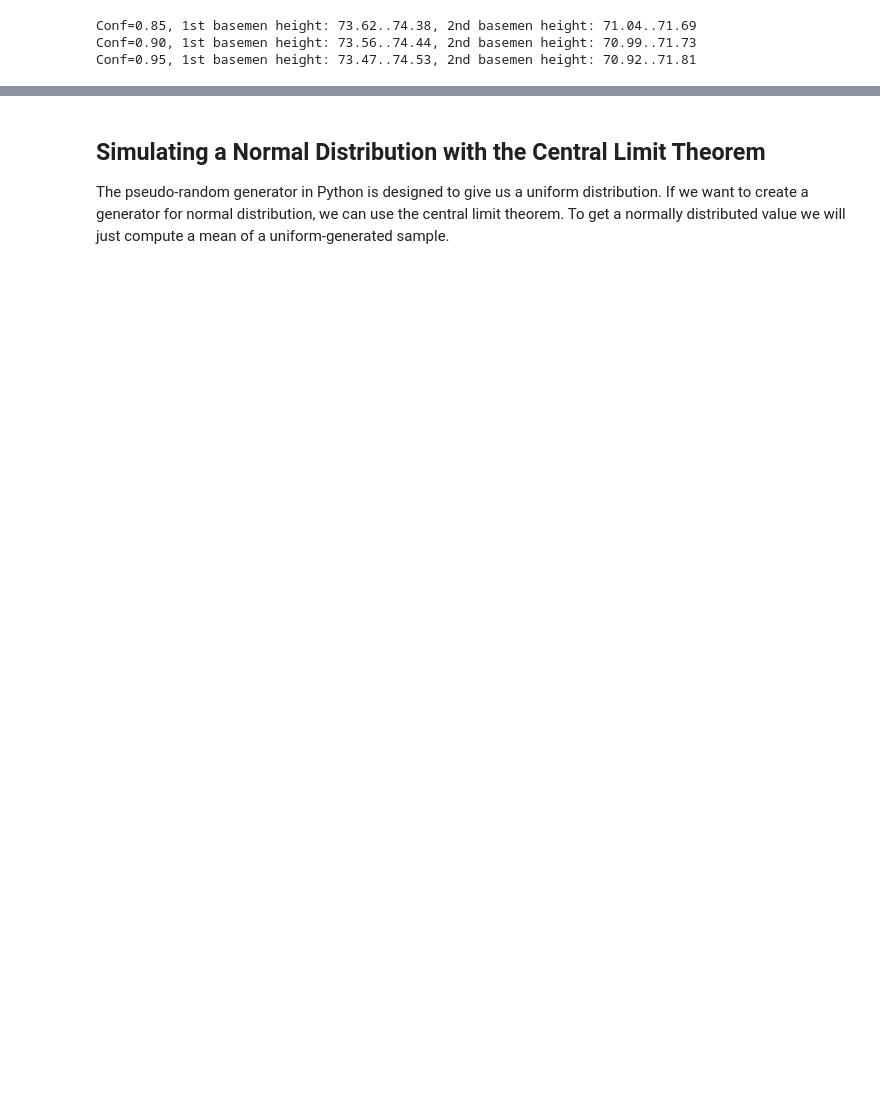
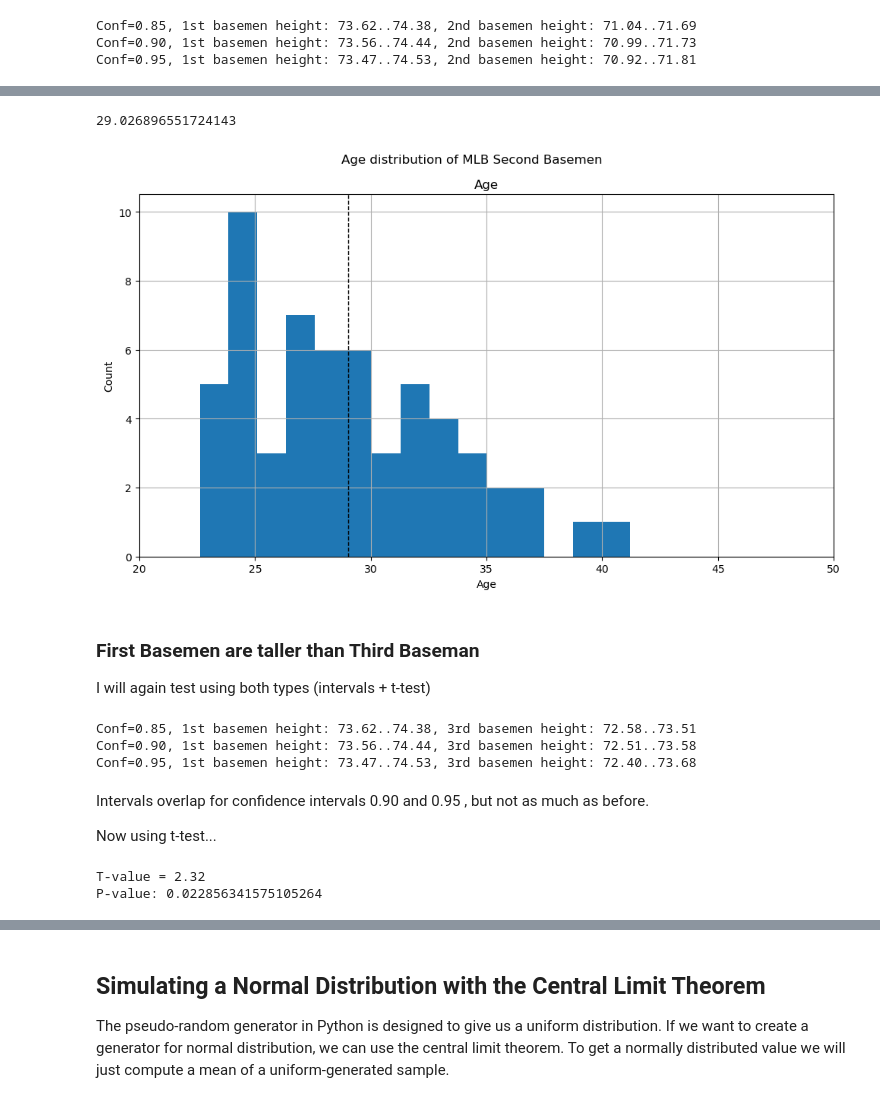
Before and after one commit to ijessicachen/introdatascience, a Jupyter notebook: 1-Introduction/04-stats-and-probability/introstatsandprob.ipynb, the cells around one changed output, grey strips where cells are left out. Drawn from its saved outputs; the diff is of its cells as text; code cells hidden in the pictures; blank space fills up the shorter version.

```diff
--- a/1-Introduction/04-stats-and-probability/introstatsandprob.ipynb
+++ b/1-Introduction/04-stats-and-probability/introstatsandprob.ipynb
@@ -208,0 +259,42 @@ The two values returned by the `ttest_ind` function are:
+# %%
+df.loc[df['Role']=='Second_Baseman', ['Age']].hist(bins=15, figsize=(10,6))
+plt.suptitle('Age distribution of MLB Second Basemen')
+plt.xlabel('Age')
+plt.xlim(20,50) # set limits of the x-axis so it's easier to compare
+plt.ylabel('Count')
+
+# plot line for mean
+fb_ages = df.loc[df['Role']=='Second_Baseman', ['Age']]#; print(fb_ages)
+mean = fb_ages.mean().item() # item probABLy turns it into an item, not entirely sure
+print(mean) # again, not sure if mean is accurate
+plt.axvline(mean, color='k', linestyle='dashed', linewidth=1)
+
+plt.tight_layout()
+plt.show()
+# %% [output]
+29.026896551724143
+[figure, added]
+# %% [markdown]
+### First Basemen are taller than Third Baseman
+I will again test using both types (intervals + t-test)
+# %%
+for p in [0.85,0.9,0.95]:
+    m1, h1 = mean_confidence_interval(df.loc[df['Role']=='First_Baseman',['Height']],p)
+    m2, h2 = mean_confidence_interval(df.loc[df['Role']=='Third_Baseman',['Height']],p)
+    print(f'Conf={p:.2f}, 1st basemen height: {m1-h1[0]:.2f}..{m1+h1[0]:.2f}, 3rd basemen height: {m2-h2[0]:.2f}..{m2+h2[0]:.2f}')
+# %% [output]
+Conf=0.85, 1st basemen height: 73.62..74.38, 3rd basemen height: 72.58..73.51
+Conf=0.90, 1st basemen height: 73.56..74.44, 3rd basemen height: 72.51..73.58
+Conf=0.95, 1st basemen height: 73.47..74.53, 3rd basemen height: 72.40..73.68
+# %% [markdown]
+Intervals overlap for confidence intervals 0.90 and 0.95 , but not as much as before.
+
+Now using t-test...
+# %%
+from scipy.stats import ttest_ind
+
+height13_t, height13_p = ttest_ind(df.loc[df['Role']=='First_Baseman', ['Height']], df.loc[df['Role']=='Third_Baseman',['Height']],equal_var=False)
+print(f"T-value = {height13_t[0]:.2f}\nP-value: {height13_p[0]}")
+# %% [output]
+T-value = 2.32
+P-value: 0.022856341575105264
```
Also changed, not shown: parts of 40 cells of this notebook, 5 other files.
